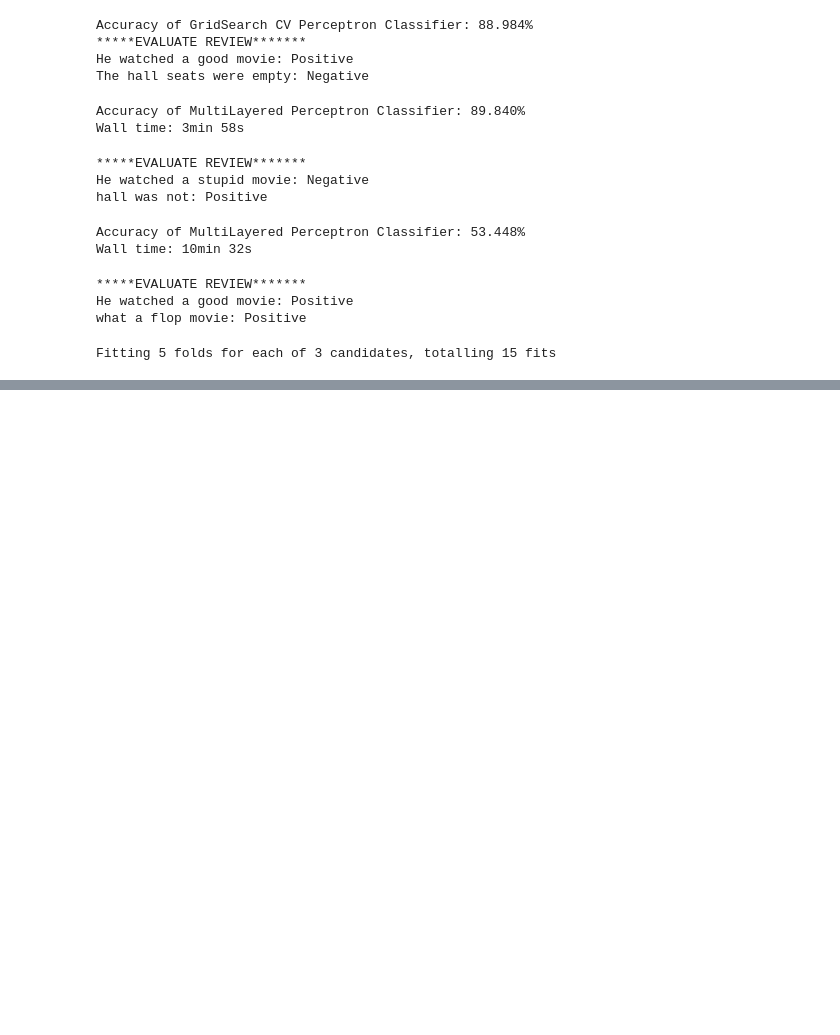
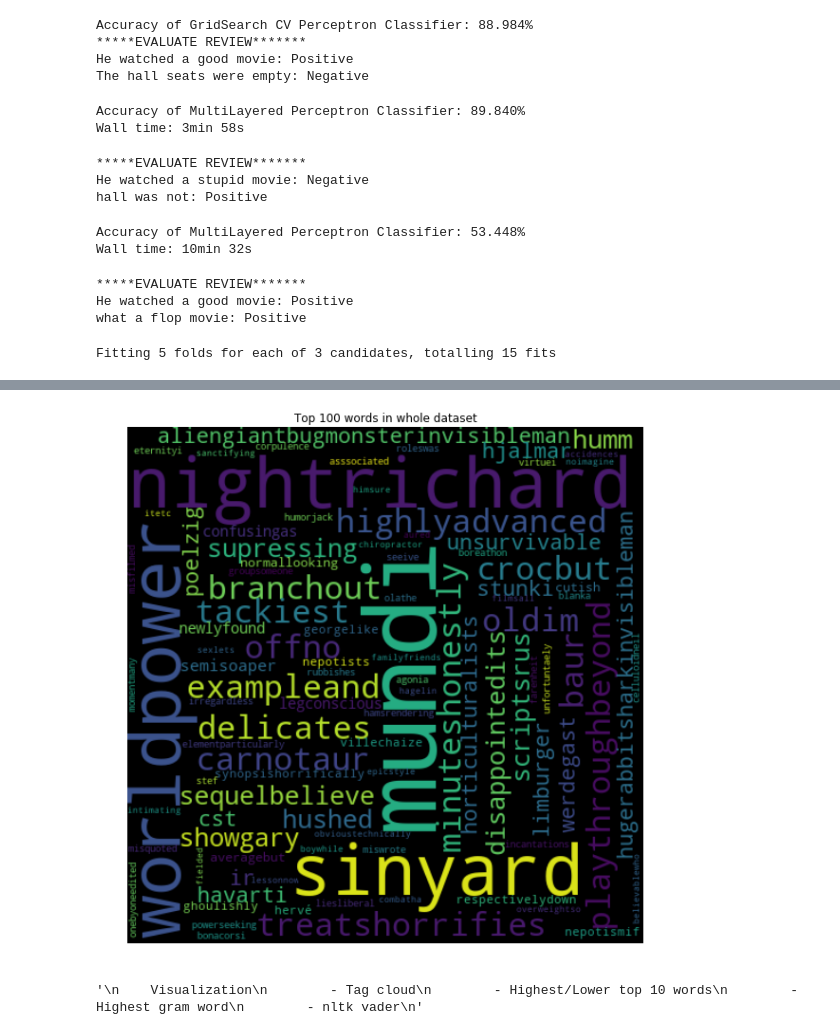
Before and after one commit to oya163/DataScience101, a Jupyter notebook: movie/movie_sentiment.ipynb, the cells around one changed output, grey strips where cells are left out. Drawn from its saved outputs; the diff is of its cells as text; code cells hidden in the pictures; blank space fills up the shorter version.

```diff
--- a/movie/movie_sentiment.ipynb
+++ b/movie/movie_sentiment.ipynb
@@ -563,0 +661,6 @@ KeyboardInterrupt:
+# %%
+# Created unigram
+filtered_text_unigram = ngrams(filtered_tokens, 1)
+
+# Create counter for least commonly used words
+text_uni_least = Counter(filtered_text_unigram).most_common()[-100:]
@@ -564,12 +669,30 @@ KeyboardInterrupt:
+# %%
+# Created dictionary for least 100 words
+uni_dict_least = {}
+for each in text_uni_least:
+    uni_dict_least[each[0][0]] = each[1]
+# %%
+# Created word cloud for least 100 words
+top_word_cloud = WordCloud(width=480, height=480, margin=0).generate_from_frequencies(uni_dict_least)
+# %%
+plt.figure(figsize = (10, 10), facecolor = None)
+plt.imshow(top_word_cloud, interpolation='bilinear')
+plt.axis("off")
+plt.title("Top 100 words in whole dataset")
+plt.margins(x=0, y=0)
+plt.show()
+# %% [output]
+[figure, added]
 # %%
 '''
     Visualization
-        - Collocate cloud
         - Tag cloud
         - Highest/Lower top 10 words
         - Highest gram word
         - nltk vader
 '''
+# %% [output]
+'\n    Visualization\n        - Tag cloud\n        - Highest/Lower top 10 words\n        - Highest gram word\n        - nltk vader\n'
 # %%
 '''
     Start Deep learning
```
Also changed, not shown: parts of 16 cells of this notebook.
